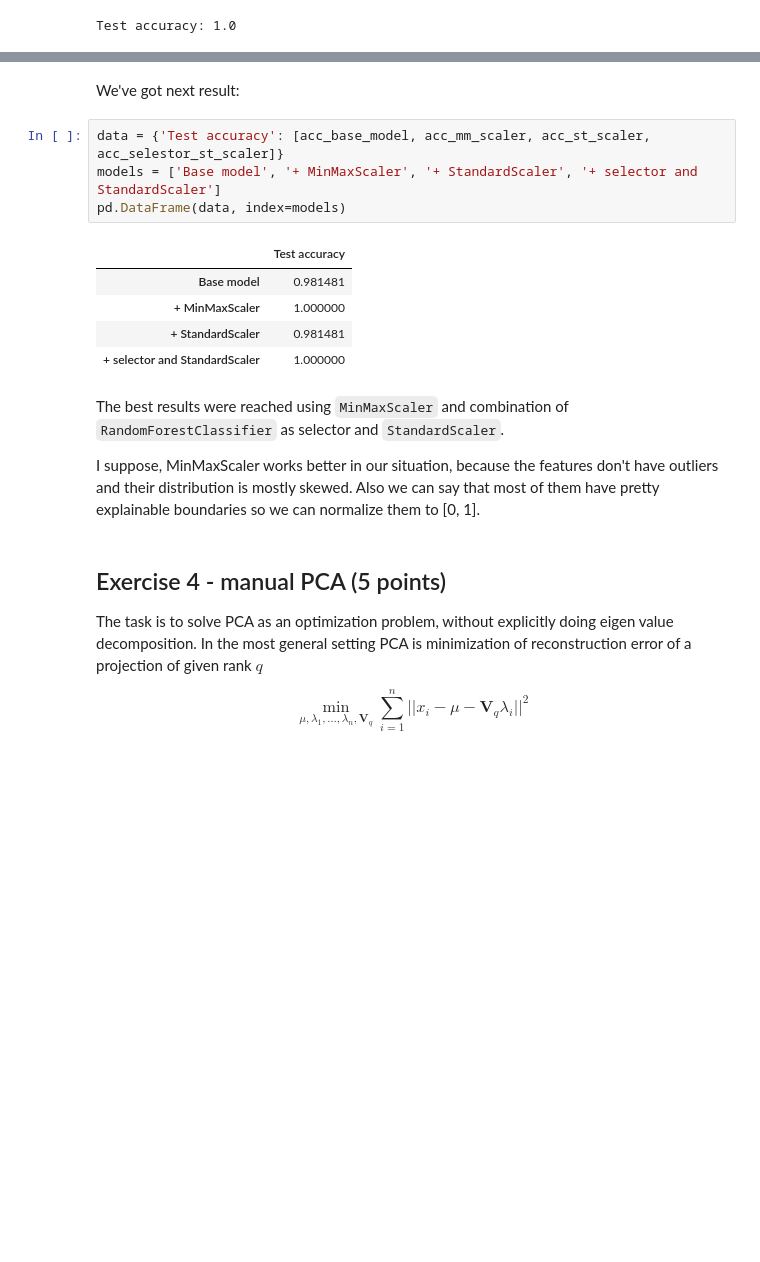
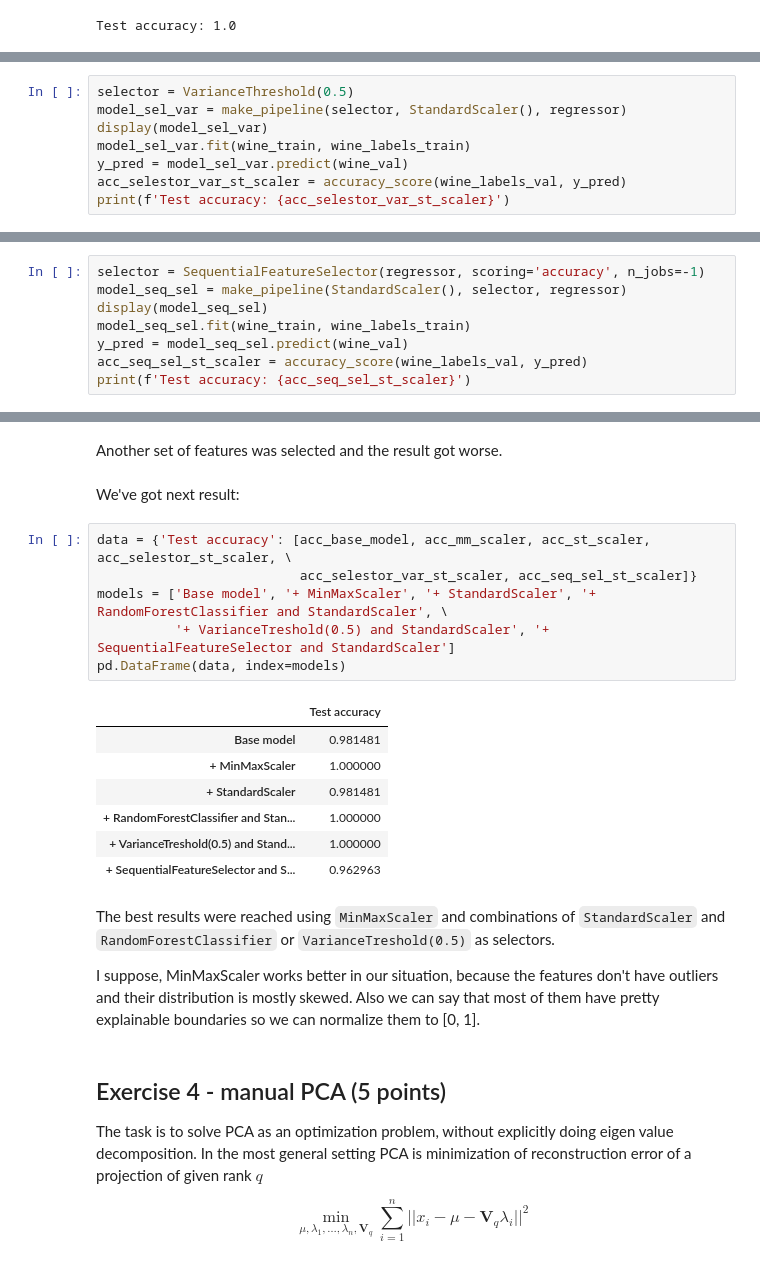
Before and after one commit to kesepkina/RS-ML-Cross-Check-1, a Jupyter notebook: 6_Feature_Engineering_Selection.ipynb, the cells around one changed output, grey strips where cells are left out. Saved outputs shown, nothing was run; the diff lists cells and outputs as text; blank space fills up the shorter version.

```diff
--- a/6_Feature_Engineering_Selection.ipynb
+++ b/6_Feature_Engineering_Selection.ipynb
@@ -277,0 +286,8 @@ Shape after selection: (178, 6)
+# %%
+selector = VarianceThreshold(0.5)
+model_sel_var = make_pipeline(selector, StandardScaler(), regressor)
+display(model_sel_var)
+model_sel_var.fit(wine_train, wine_labels_train)
+y_pred = model_sel_var.predict(wine_val)
+acc_selestor_var_st_scaler = accuracy_score(wine_labels_val, y_pred)
+print(f'Test accuracy: {acc_selestor_var_st_scaler}')
@@ -277,0 +313,8 @@ Shape after selection: (178, 6)
+# %%
+selector = SequentialFeatureSelector(regressor, scoring='accuracy', n_jobs=-1)
+model_seq_sel = make_pipeline(StandardScaler(), selector, regressor)
+display(model_seq_sel)
+model_seq_sel.fit(wine_train, wine_labels_train)
+y_pred = model_seq_sel.predict(wine_val)
+acc_seq_sel_st_scaler = accuracy_score(wine_labels_val, y_pred)
+print(f'Test accuracy: {acc_seq_sel_st_scaler}')
@@ -278,17 +341,23 @@ Shape after selection: (178, 6)
+# %% [markdown]
+Another set of features was selected and the result got worse.
 # %% [markdown]
 We've got next result:
 # %%
-data = {'Test accuracy': [acc_base_model, acc_mm_scaler, acc_st_scaler, acc_selestor_st_scaler]}
-models = ['Base model', '+ MinMaxScaler', '+ StandardScaler', '+ selector and StandardScaler']
+data = {'Test accuracy': [acc_base_model, acc_mm_scaler, acc_st_scaler, acc_selestor_st_scaler, \
+                          acc_selestor_var_st_scaler, acc_seq_sel_st_scaler]}
+models = ['Base model', '+ MinMaxScaler', '+ StandardScaler', '+ RandomForestClassifier and StandardScaler', \
+          '+ VarianceTreshold(0.5) and StandardScaler', '+ SequentialFeatureSelector and StandardScaler']
 pd.DataFrame(data, index=models)
 # %% [output]
 |  | Test accuracy |
 | Base model | 0.981481 |
 | + MinMaxScaler | 1.000000 |
 | + StandardScaler | 0.981481 |
-| + selector and StandardScaler | 1.000000 |
+| + RandomForestClassifier and Stan... | 1.000000 |
+| + VarianceTreshold(0.5) and Stand... | 1.000000 |
+| + SequentialFeatureSelector and S... | 0.962963 |
 # %% [markdown]
-The best results were reached using `MinMaxScaler` and combination of `RandomForestClassifier` as selector and `StandardScaler`.
+The best results were reached using `MinMaxScaler` and combinations of `StandardScaler` and `RandomForestClassifier` or `VarianceTreshold(0.5)` as selectors.
 
 I suppose, MinMaxScaler works better in our situation, because the features don't have outliers and their distribution is mostly skewed. Also we can say that most of them have pretty explainable boundaries so we can normalize them to \[0, 1\].
 # %% [markdown]
```
Also changed, not shown: parts of 20 cells of this notebook.
